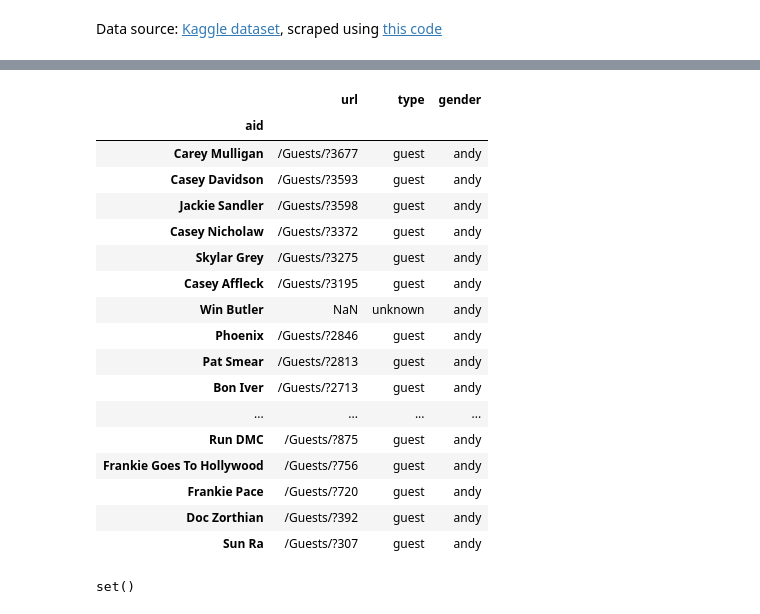
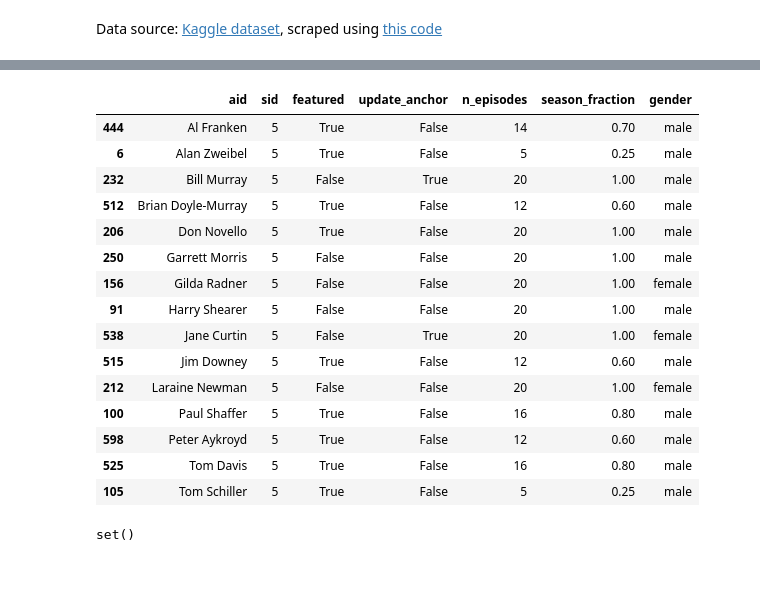
Before and after one commit to roshnik1/snl-analytics, a Jupyter notebook: explore.ipynb, the cells around one changed output, grey strips where cells are left out. Cells and saved outputs as stored; diff of their text form; code cells hidden in the pictures; blank space fills up the shorter version.

```diff
--- a/explore.ipynb
+++ b/explore.ipynb
@@ -158,24 +208,23 @@ data.gender_counts
 # %%
-data.actors[data.actors.gender == "andy"]
+df = data.season_cast(5)
+df
 # %% [output]
-|  | url | type | gender |
-| aid |  |  |  |
-| Carey Mulligan | /Guests/?3677 | guest | andy |
-| Casey Davidson | /Guests/?3593 | guest | andy |
-| Jackie Sandler | /Guests/?3598 | guest | andy |
-| Casey Nicholaw | /Guests/?3372 | guest | andy |
-| Skylar Grey | /Guests/?3275 | guest | andy |
-| Casey Affleck | /Guests/?3195 | guest | andy |
-| Win Butler | NaN | unknown | andy |
-| Phoenix | /Guests/?2846 | guest | andy |
-| Pat Smear | /Guests/?2813 | guest | andy |
-| Bon Iver | /Guests/?2713 | guest | andy |
-| ... | ... | ... | ... |
-| Run DMC | /Guests/?875 | guest | andy |
-| Frankie Goes To Hollywood | /Guests/?756 | guest | andy |
-| Frankie Pace | /Guests/?720 | guest | andy |
-| Doc Zorthian | /Guests/?392 | guest | andy |
-| Sun Ra | /Guests/?307 | guest | andy |
+|  | aid | sid | featured | update_anchor | n_episodes | season_fraction | gender |
+| 444 | Al Franken | 5 | True | False | 14 | 0.70 | male |
+| 6 | Alan Zweibel | 5 | True | False | 5 | 0.25 | male |
+| 232 | Bill Murray | 5 | False | True | 20 | 1.00 | male |
+| 512 | Brian Doyle-Murray | 5 | True | False | 12 | 0.60 | male |
+| 206 | Don Novello | 5 | True | False | 20 | 1.00 | male |
+| 250 | Garrett Morris | 5 | False | False | 20 | 1.00 | male |
+| 156 | Gilda Radner | 5 | False | False | 20 | 1.00 | female |
+| 91 | Harry Shearer | 5 | False | False | 20 | 1.00 | male |
+| 538 | Jane Curtin | 5 | False | True | 20 | 1.00 | female |
+| 515 | Jim Downey | 5 | True | False | 12 | 0.60 | male |
+| 212 | Laraine Newman | 5 | False | False | 20 | 1.00 | female |
+| 100 | Paul Shaffer | 5 | True | False | 16 | 0.80 | male |
+| 598 | Peter Aykroyd | 5 | True | False | 12 | 0.60 | male |
+| 525 | Tom Davis | 5 | True | False | 16 | 0.80 | male |
+| 105 | Tom Schiller | 5 | True | False | 5 | 0.25 | male |
 # %%
 set() - {"a", "b"}
 # %% [output]
```
Also changed, not shown: parts of 5 cells of this notebook.
